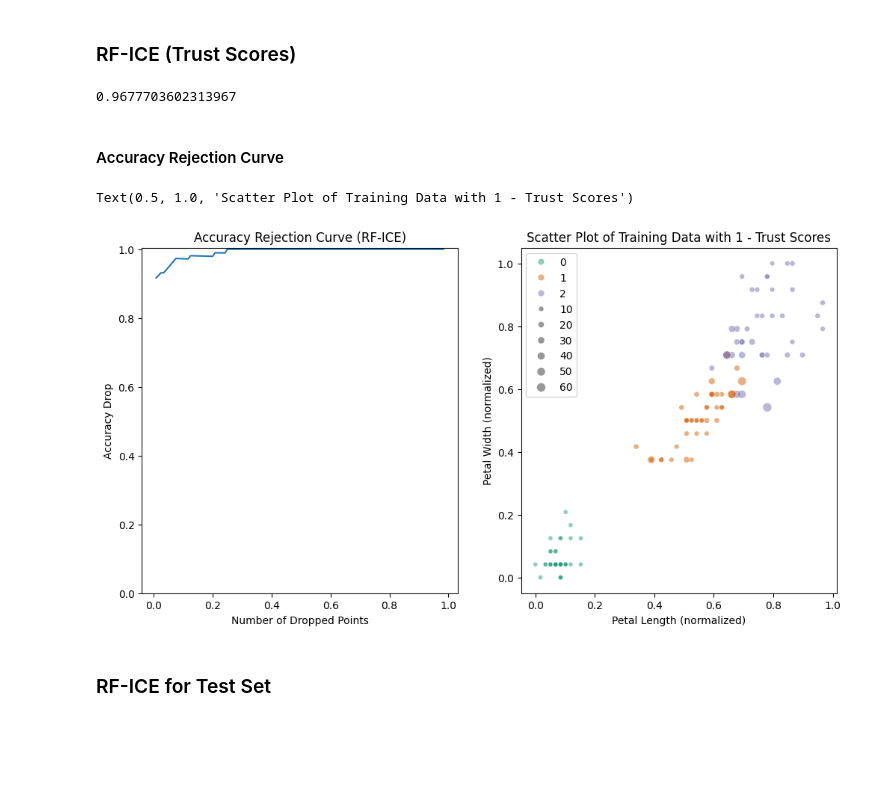
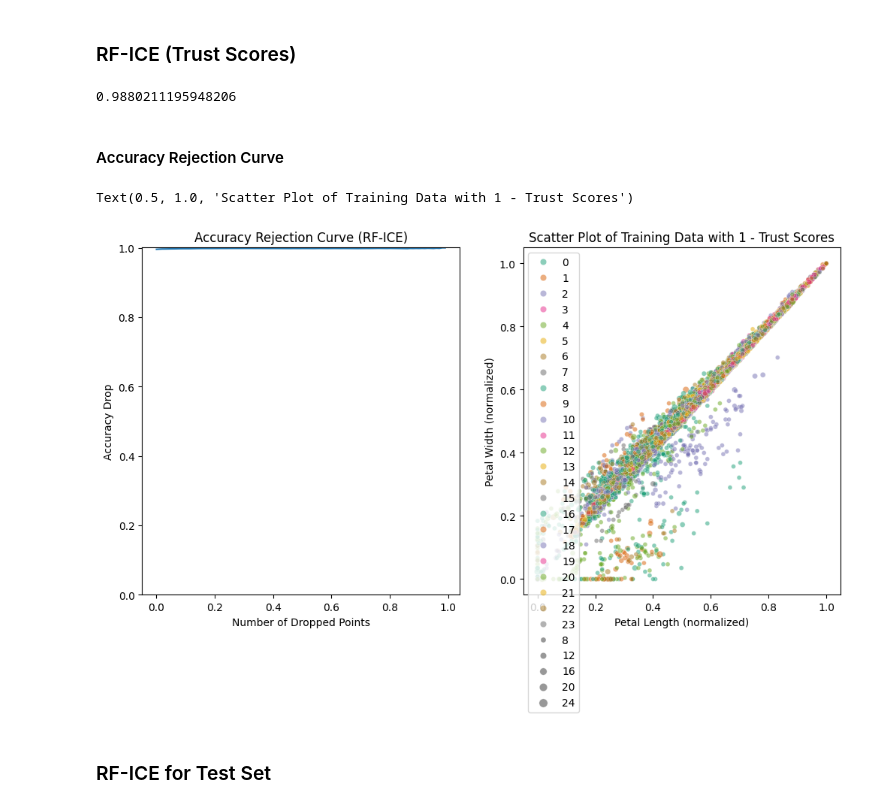
Before and after one commit to jakerhodes/RF-GAP-Python, a Jupyter notebook: demo.ipynb, the cells around one changed output. Cells and saved outputs as stored; diff of their text form; code cells hidden in the pictures; blank space fills up the shorter version.

Commit message:
separate Kernel Estimators from core LeafEncoder class

```diff
--- a/demo.ipynb
+++ b/demo.ipynb
@@ -35,7 +36,9 @@ test_size=0.2
 
 # data = pd.read_parquet('/NOBACKUP/aumona/projects/RF-GAP-Python/data/sign_mnist_test.parquet')
 # data = pd.read_parquet('/NOBACKUP/aumona/projects/RF-GAP-Python/data/tv_news_combined.parquet')
-data = pd.read_csv('/Users/aumona/Projects/RF-GAP-Python/data/iris.csv')
+# data = pd.read_csv('/Users/aumona/Projects/RF-GAP-Python/data/iris.csv')
+data = pd.read_parquet('/Users/aumona/Projects/RF-GAP-Python/data/sign_mnist_train.parquet')
+
 
 print(data.dtypes)
 
@@ -267,0 +227,8 @@ array([1, 0, 2, 1, 1, 0, 1, 2, 1, 1, 2, 0, 0, 0, 0, 1, 2, 1, 1, 2, 0, 2,
+# %%
+fk_cls = KernelClassifier(
+          weight_scheme = weight_scheme,
+          forest_type=forest_type,
+          n_jobs = n_jobs,
+          oob_score = oob_score)
+fk_cls.fit(x_train, y_train)
+fk_cls.predict(x_test)
@@ -289,29 +248,29 @@ Number of disagreements between kernel predictions and forest predictions: 0 out
 # %% [markdown]
 ### RF-ICE (Trust Scores)
 # %%
-ice_scores = enc.diagnostics.get_instance_classification_expectation()
-print(enc.diagnostics.trust_auc)
+ice_scores = fk_cls.diagnostics.get_instance_classification_expectation()
+print(fk_cls.diagnostics.trust_auc)
 # %% [output]
-0.9677703602313967
+0.9880211195948206
 # %% [markdown]
 #### Accuracy Rejection Curve
 # %%
 fig, ax = plt.subplots(1, 2, figsize=(12, 6))
 
-sns.lineplot(x=enc.diagnostics.trust_n_drop, y=enc.diagnostics.trust_accuracy_drop, ax=ax[0])
+sns.lineplot(x=fk_cls.diagnostics.trust_n_drop, y=fk_cls.diagnostics.trust_accuracy_drop, ax=ax[0])
 ax[0].set_xlabel('Number of Dropped Points')
 ax[0].set_ylabel('Accuracy Drop')
 ax[0].set_title('Accuracy Rejection Curve (RF-ICE)')
 ax[0].set_ylim(0, None)
 
 sns.scatterplot(x=x_train[:, 2], y=x_train[:, 3], hue=y_train, palette='Dark2',
-                size=(np.max(enc.diagnostics.trust_scores) - enc.diagnostics.trust_scores) * 100 + 5, alpha=0.5, ax=ax[1])
+                size=(np.max(fk_cls.diagnostics.trust_scores) - fk_cls.diagnostics.trust_scores) * 100 + 5, alpha=0.5, ax=ax[1])
 ax[1].set_xlabel('Petal Length (normalized)')
 ax[1].set_ylabel('Petal Width (normalized)')
 ax[1].set_title('Scatter Plot of Training Data with 1 - Trust Scores')
 # %% [output]
 Text(0.5, 1.0, 'Scatter Plot of Training Data with 1 - Trust Scores')
-[figure, old version]
+[figure, new version]
 # %% [markdown]
 ### RF-ICE for Test Set
 # %%
```
Also changed, not shown: parts of 18 cells of this notebook, 4 other files.
